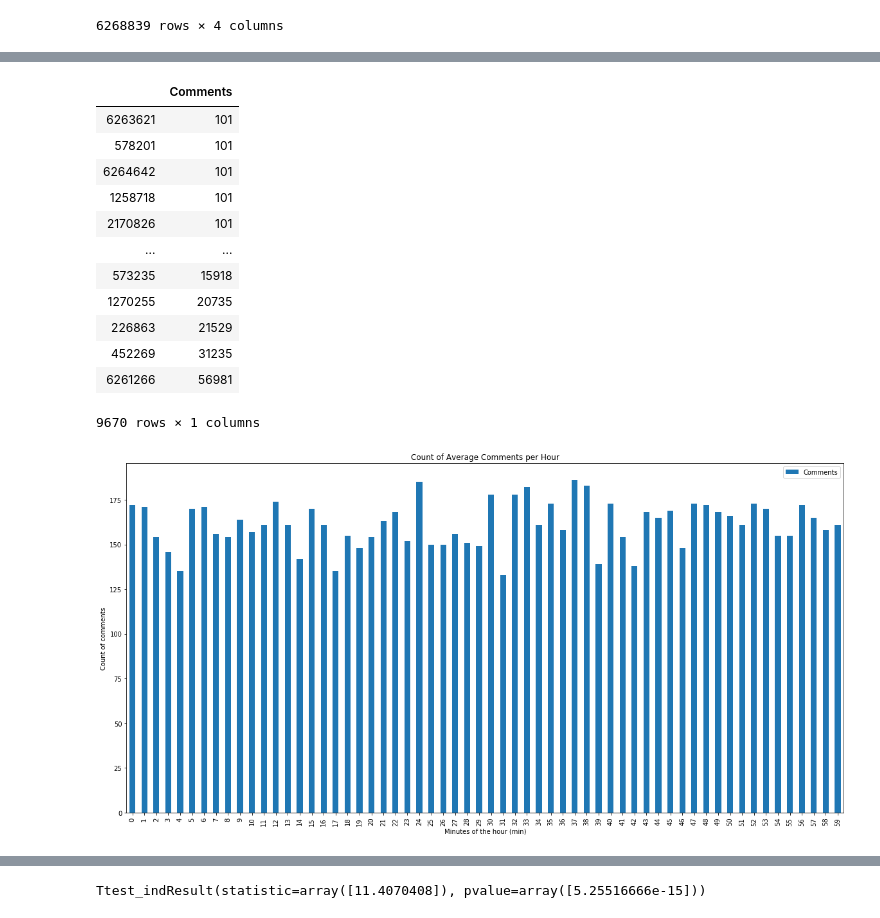
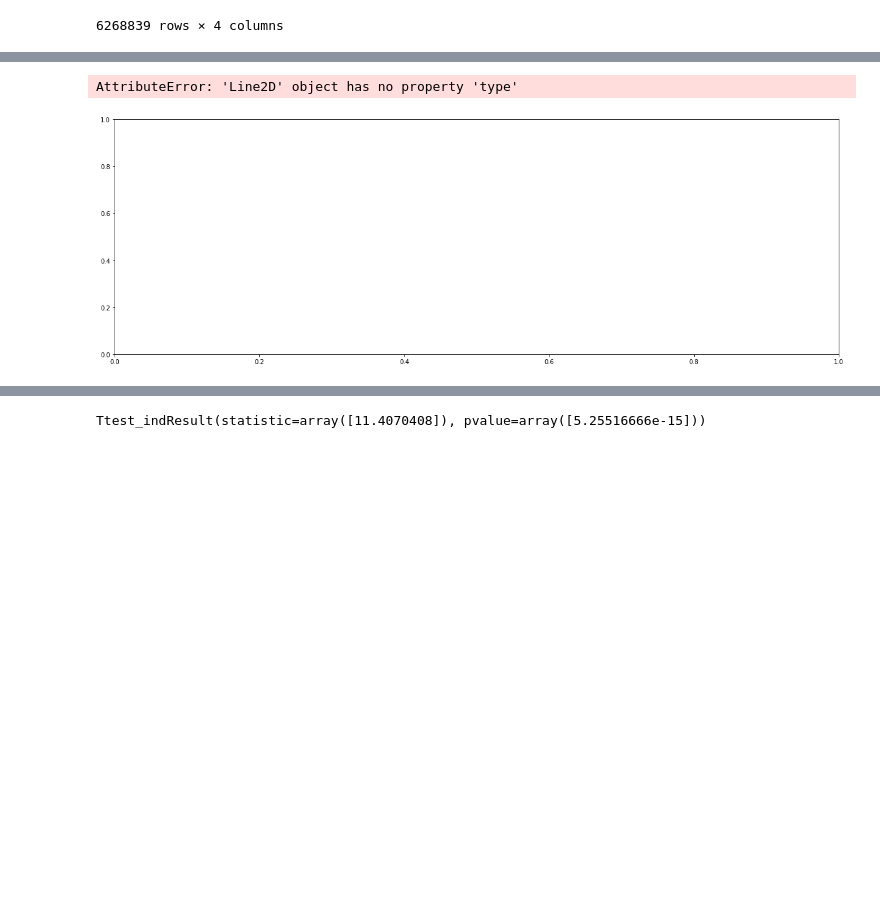
Before and after one commit to Jameshskelton/Simple-Reddit-Scraper, a Jupyter notebook: Scripts/EDA-and-Analysis.ipynb, the cells around one changed output, grey strips where cells are left out. Saved outputs shown, nothing was run; the diff lists cells and outputs as text; code cells hidden in the pictures; blank space fills up the shorter version.

```diff
--- a/Scripts/EDA-and-Analysis.ipynb
+++ b/Scripts/EDA-and-Analysis.ipynb
@@ -55,7 +55,3 @@ work
 | 6268837 | elbngo | 40 | 1 | 2020-01-07 21:37:44 |
 | 6268838 | elarp9 | 50 | 1 | 2020-01-07 20:12:39 |
 6268839 rows × 4 columns
-# %%
-# sort = df.sort_values(by=['col1'])
-work.drop_duplicates(subset = 'ID', keep = 'last', inplace = True)
-work
@@ -102,38 +117,25 @@ TypeError: 'str' object is not callable
 # %%
 # Comments analysis
 commentwork = work.copy()
 
-commentwork = commentwork[commentwork['Comments'] > 100]
+commentwork = commentwork[commentwork['Comments'] > 68]
 # x = work['Score']
 commentwork['Created'] = pd.to_datetime(work['Created'], errors='coerce')
 
 
 commentwork.drop(['ID', 'Score', 'Created'], axis=1, inplace = True)
 
 
-commentwork.groupby(work["Created"].dt.minute).count().plot( kind="bar", figsize = [20,10],
-                                                            title = 'Count of Average Comments per Hour')
+# commentwork.groupby(work["Created"].dt.minute).count().plot( kind="bar", figsize = [20,10],
+#                                                             title = 'Count of Average Comments per Hour')
+data1 = commentwork.groupby(work["Created"].dt.minute).count()
+fig, ax = plt.subplots(figsize=([21,7]))
 
-plt.xlabel('Minutes of the hour (min)')
-plt.ylabel('Count of comments')
-commentwork.sort_values(by=['Comments'], inplace = True)
-
-commentwork
+plt.plot(range(0,60),data1, type = 'hist')
+data1
 # %% [output]
-|  | Comments |
-| 6263621 | 101 |
-| 578201 | 101 |
-| 6264642 | 101 |
-| 1258718 | 101 |
-| 2170826 | 101 |
-| ... | ... |
-| 573235 | 15918 |
-| 1270255 | 20735 |
-| 226863 | 21529 |
-| 452269 | 31235 |
-| 6261266 | 56981 |
-9670 rows × 1 columns
+AttributeError: 'Line2D' object has no property 'type'
-[figure, old version]
+[figure, new version]
 # %%
 # Score Analysis
 scorework = work.copy()
```
Also changed, not shown: parts of 16 cells of this notebook.
